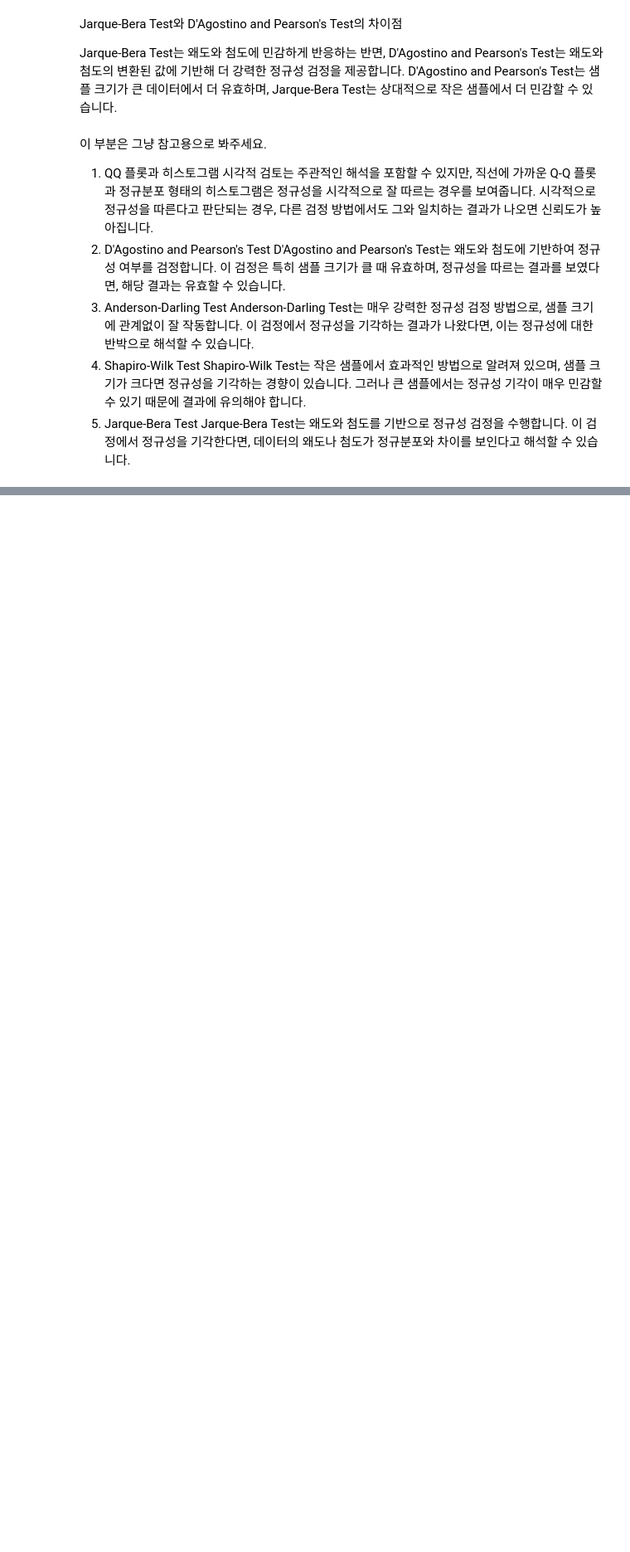
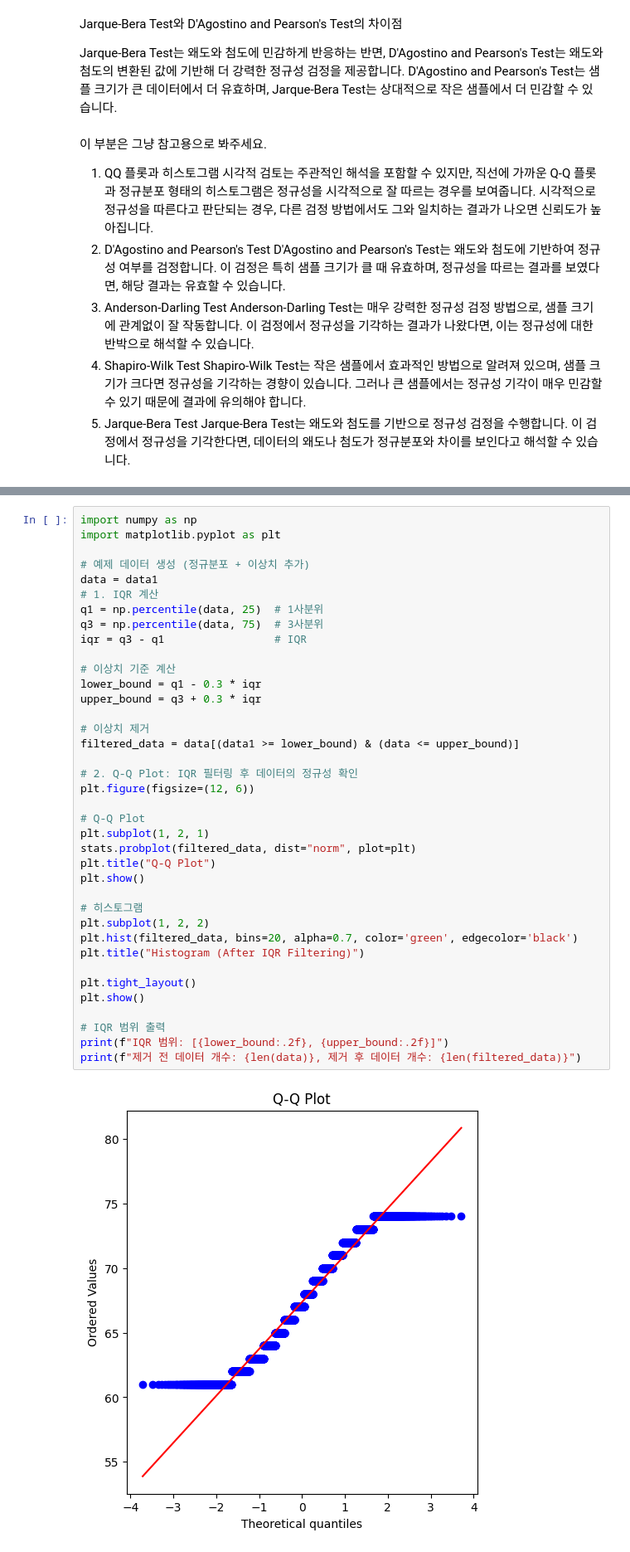
Before and after one commit to Gunhee720/StatisticalData-Analysis-TeamProject, a Jupyter notebook: code/SDA_assignment5_D'Agostino and Pearson's Test.ipynb, the cells around one changed output, grey strips where cells are left out. Shown at 83% size. Saved outputs shown, nothing was run; the diff lists cells and outputs as text; blank space fills up the shorter version.

```diff
--- a/code/SDA_assignment5_D'Agostino and Pearson's Test.ipynb
+++ b/code/SDA_assignment5_D'Agostino and Pearson's Test.ipynb
@@ -113,0 +159,40 @@ Jarque-Bera Test는 왜도와 첨도를 기반으로 정규성 검정을 수행
+# %%
+import numpy as np
+import matplotlib.pyplot as plt
+
+# 예제 데이터 생성 (정규분포 + 이상치 추가)
+data = data1
+# 1. IQR 계산
+q1 = np.percentile(data, 25)  # 1사분위
+q3 = np.percentile(data, 75)  # 3사분위
+iqr = q3 - q1                 # IQR
+
+# 이상치 기준 계산
+lower_bound = q1 - 0.3 * iqr
+upper_bound = q3 + 0.3 * iqr
+
+# 이상치 제거
+filtered_data = data[(data1 >= lower_bound) & (data <= upper_bound)]
+
+# 2. Q-Q Plot: IQR 필터링 후 데이터의 정규성 확인
+plt.figure(figsize=(12, 6))
+
+# Q-Q Plot
+plt.subplot(1, 2, 1)
+stats.probplot(filtered_data, dist="norm", plot=plt)
+plt.title("Q-Q Plot")
+plt.show()
+
+# 히스토그램
+plt.subplot(1, 2, 2)
+plt.hist(filtered_data, bins=20, alpha=0.7, color='green', edgecolor='black')
+plt.title("Histogram (After IQR Filtering)")
+
+plt.tight_layout()
+plt.show()
+
+# IQR 범위 출력
+print(f"IQR 범위: [{lower_bound:.2f}, {upper_bound:.2f}]")
+print(f"제거 전 데이터 개수: {len(data)}, 제거 후 데이터 개수: {len(filtered_data)}")
+# %% [output]
+[figure, added]
```
Also changed, not shown: parts of 6 cells of this notebook, 2 other files.
